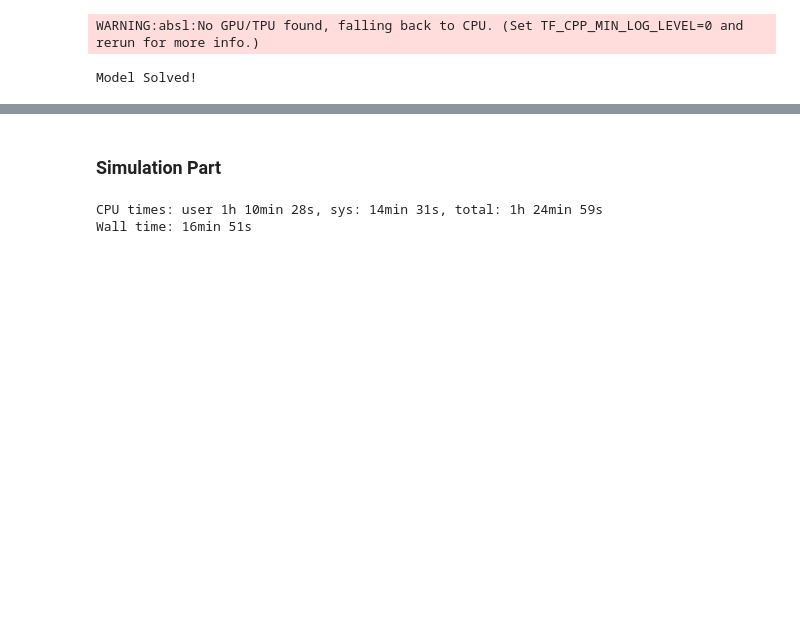
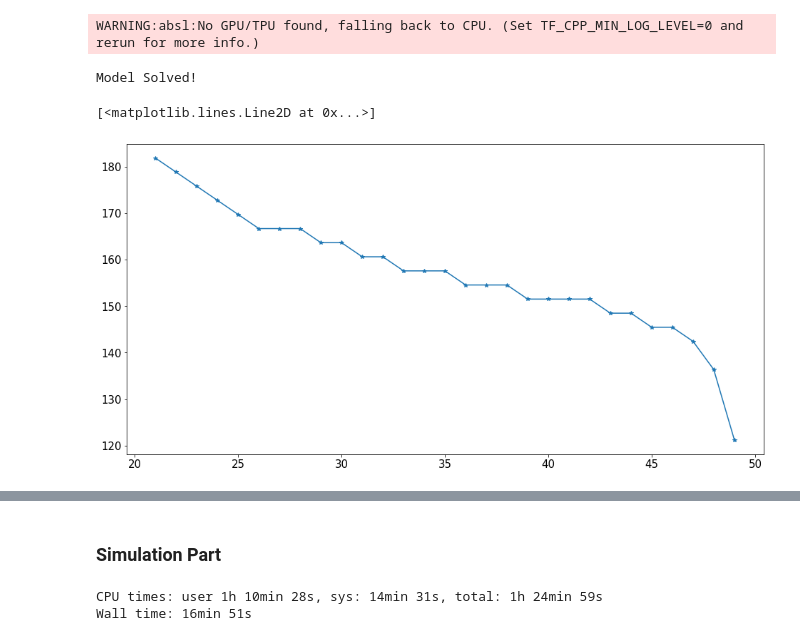
Before and after one commit to dongxulee/lifeCycleRefine, a Jupyter notebook: 20211013/shutDownRetirement/simulation_richLow.ipynb, the cells around one changed output, grey strips where cells are left out. Cells and saved outputs as stored; diff of their text form; code cells hidden in the pictures; blank space fills up the shorter version.

```diff
--- a/20211013/shutDownRetirement/simulation_richLow.ipynb
+++ b/20211013/shutDownRetirement/simulation_richLow.ipynb
@@ -8,3 +8,25 @@ plt.rcParams.update({'font.size': 15})
 Populating the interactive namespace from numpy and matplotlib
 WARNING:absl:No GPU/TPU found, falling back to CPU. (Set TF_CPP_MIN_LOG_LEVEL=0 and rerun for more info.)
 Model Solved!
+# %%
+# wealth discretization
+wealthLevel = 300
+polynomialDegree = 1
+ws = jnp.linspace(0, np.power(wealthLevel,1/polynomialDegree), 100)**polynomialDegree
+
+intendedBuyer = []
+ages = []
+for age in range(20, 50):
+    for w in ws:
+        t = age - 20
+        # x = [w,ab,s,e,o,z]
+        x = [w, 0, 0, 1, 0, 1]
+        _,a = V_solve(t,Vgrid[:,:,:,:,:,:,t+1],x)
+        if a[4] == 1:
+            ages.append(age)
+            intendedBuyer.append(w)
+            break
+plt.plot(ages, intendedBuyer,'*-')
+# %% [output]
+[<matplotlib.lines.Line2D at 0x...>]
+[figure, added]
```
Also changed, not shown: parts of 2 cells of this notebook, 44 other files.
